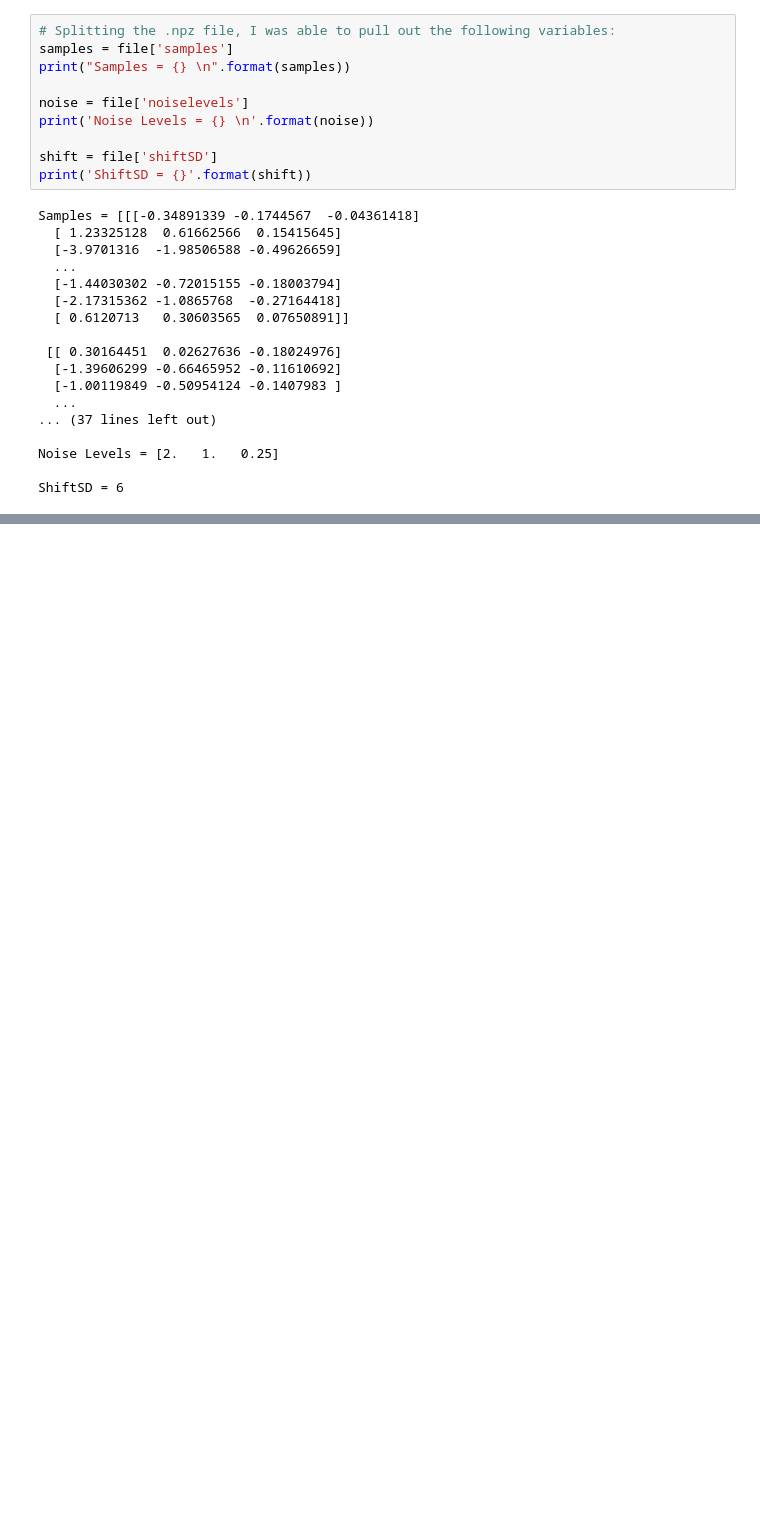
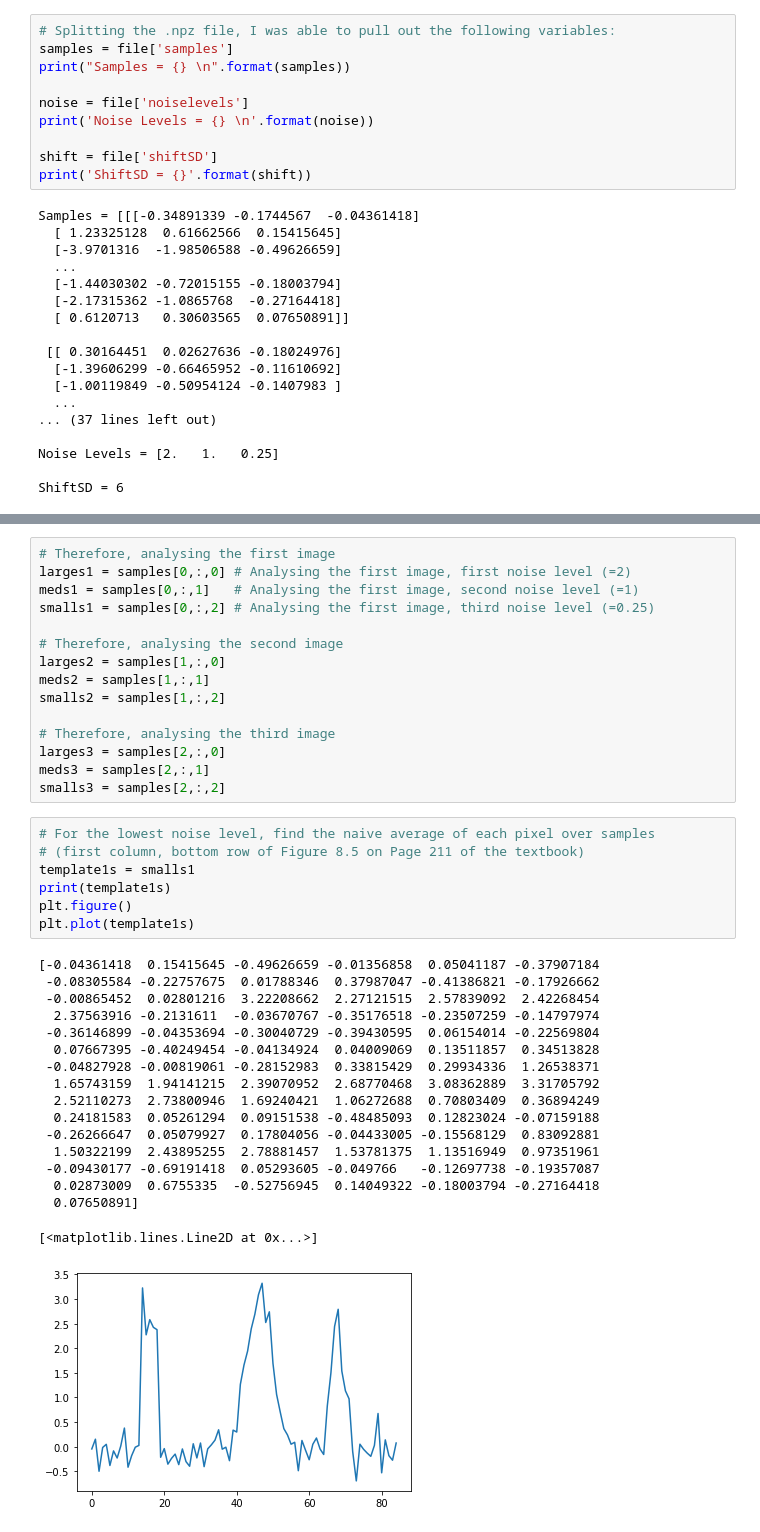
Before and after one commit to NicoBaldovino22/biophysics, a Jupyter notebook: Chapter 8 -- Cryo-EM/Chapter 8 - Problem Set.ipynb, the cells around one changed output, grey strips where cells are left out. Cells and saved outputs as stored; diff of their text form; blank space fills up the shorter version.

```diff
--- a/Chapter 8 -- Cryo-EM/Chapter 8 - Problem Set.ipynb
+++ b/Chapter 8 -- Cryo-EM/Chapter 8 - Problem Set.ipynb
@@ -134,0 +131,40 @@ plt.plot(n,n_ave, 'b-');
+# %%
+# Therefore, analysing the first image
+larges1 = samples[0,:,0] # Analysing the first image, first noise level (=2)
+meds1 = samples[0,:,1]   # Analysing the first image, second noise level (=1)
+smalls1 = samples[0,:,2] # Analysing the first image, third noise level (=0.25)
+
+# Therefore, analysing the second image
+larges2 = samples[1,:,0]
+meds2 = samples[1,:,1]
+smalls2 = samples[1,:,2]
+
+# Therefore, analysing the third image
+larges3 = samples[2,:,0]
+meds3 = samples[2,:,1]
+smalls3 = samples[2,:,2]
+# %%
+# For the lowest noise level, find the naive average of each pixel over samples
+# (first column, bottom row of Figure 8.5 on Page 211 of the textbook)
+template1s = smalls1
+print(template1s)
+plt.figure()
+plt.plot(template1s)
+# %% [output]
+[-0.04361418  0.15415645 -0.49626659 -0.01356858  0.05041187 -0.37907184
+ -0.08305584 -0.22757675  0.01788346  0.37987047 -0.41386821 -0.17926662
+ -0.00865452  0.02801216  3.22208662  2.27121515  2.57839092  2.42268454
+  2.37563916 -0.2131611  -0.03670767 -0.35176518 -0.23507259 -0.14797974
+ -0.36146899 -0.04353694 -0.30040729 -0.39430595  0.06154014 -0.22569804
+  0.07667395 -0.40249454 -0.04134924  0.04009069  0.13511857  0.34513828
+ -0.04827928 -0.00819061 -0.28152983  0.33815429  0.29934336  1.26538371
+  1.65743159  1.94141215  2.39070952  2.68770468  3.08362889  3.31705792
+  2.52110273  2.73800946  1.69240421  1.06272688  0.70803409  0.36894249
+  0.24181583  0.05261294  0.09151538 -0.48485093  0.12823024 -0.07159188
+ -0.26266647  0.05079927  0.17804056 -0.04433005 -0.15568129  0.83092881
+  1.50322199  2.43895255  2.78881457  1.53781375  1.13516949  0.97351961
+ -0.09430177 -0.69191418  0.05293605 -0.049766   -0.12697738 -0.19357087
+  0.02873009  0.6755335  -0.52756945  0.14049322 -0.18003794 -0.27164418
+  0.07650891]
+[<matplotlib.lines.Line2D at 0x...>]
+[figure, added]
```
Also changed, not shown: parts of 4 cells of this notebook.
